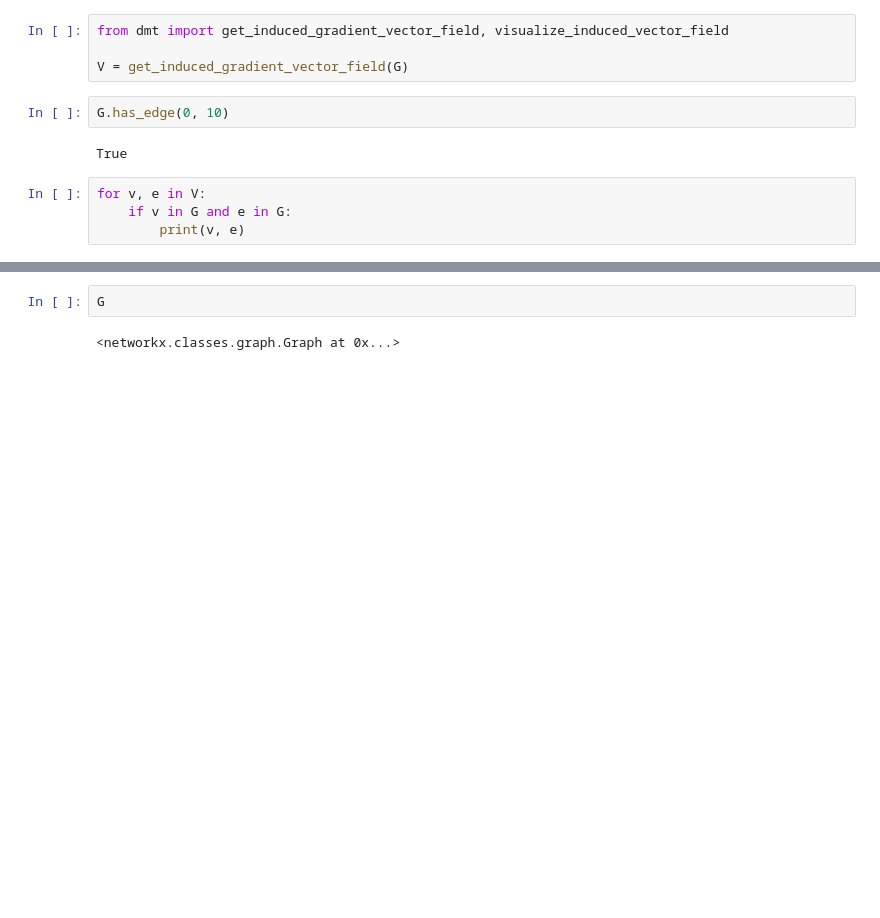
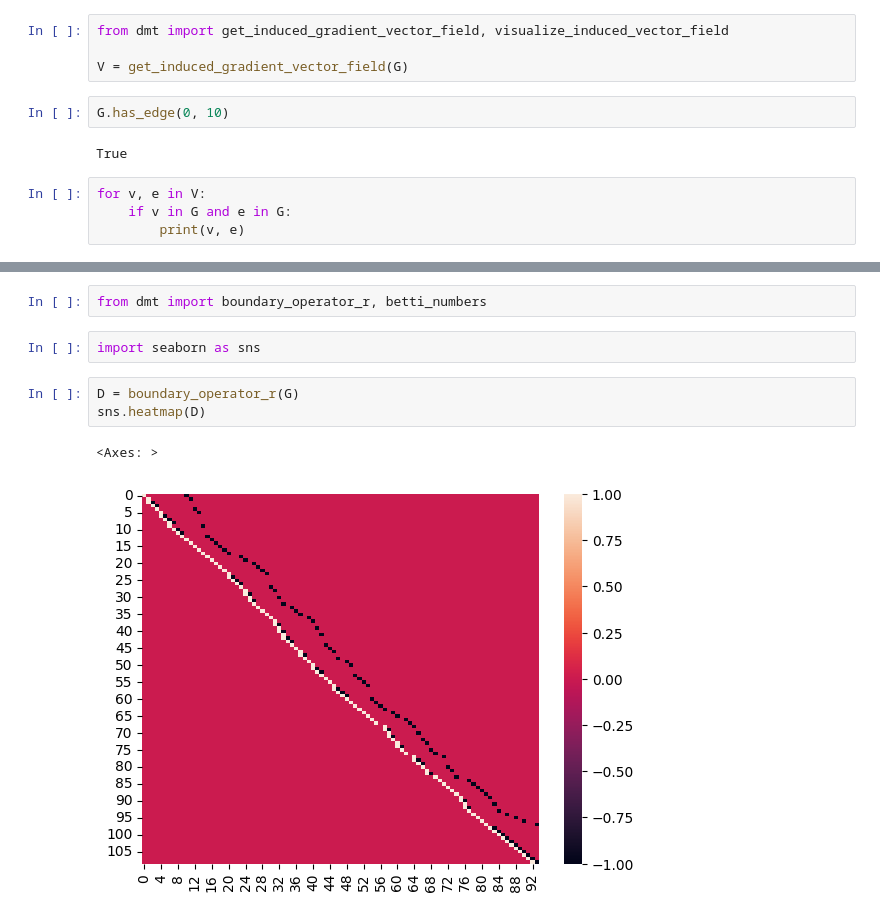
Before and after one commit to jsseely/rl-dmt, a Jupyter notebook: notebooks/dmt.ipynb, the cells around one changed output, grey strips where cells are left out. Saved outputs shown, nothing was run; the diff lists cells and outputs as text; blank space fills up the shorter version.

```diff
--- a/notebooks/dmt.ipynb
+++ b/notebooks/dmt.ipynb
@@ -96,4 +96,10 @@ visualize_induced_vector_field(G, env, critical_nodes, critical_edges, V)
-# %%
-G
-# %% [output]
-<networkx.classes.graph.Graph at 0x...>
+# %%
+from dmt import boundary_operator_r, betti_numbers
+# %%
+import seaborn as sns
+# %%
+D = boundary_operator_r(G)
+sns.heatmap(D)
+# %% [output]
+<Axes: >
+[figure, added]
```
Also changed, not shown: parts of 17 cells of this notebook, 2 other files.
